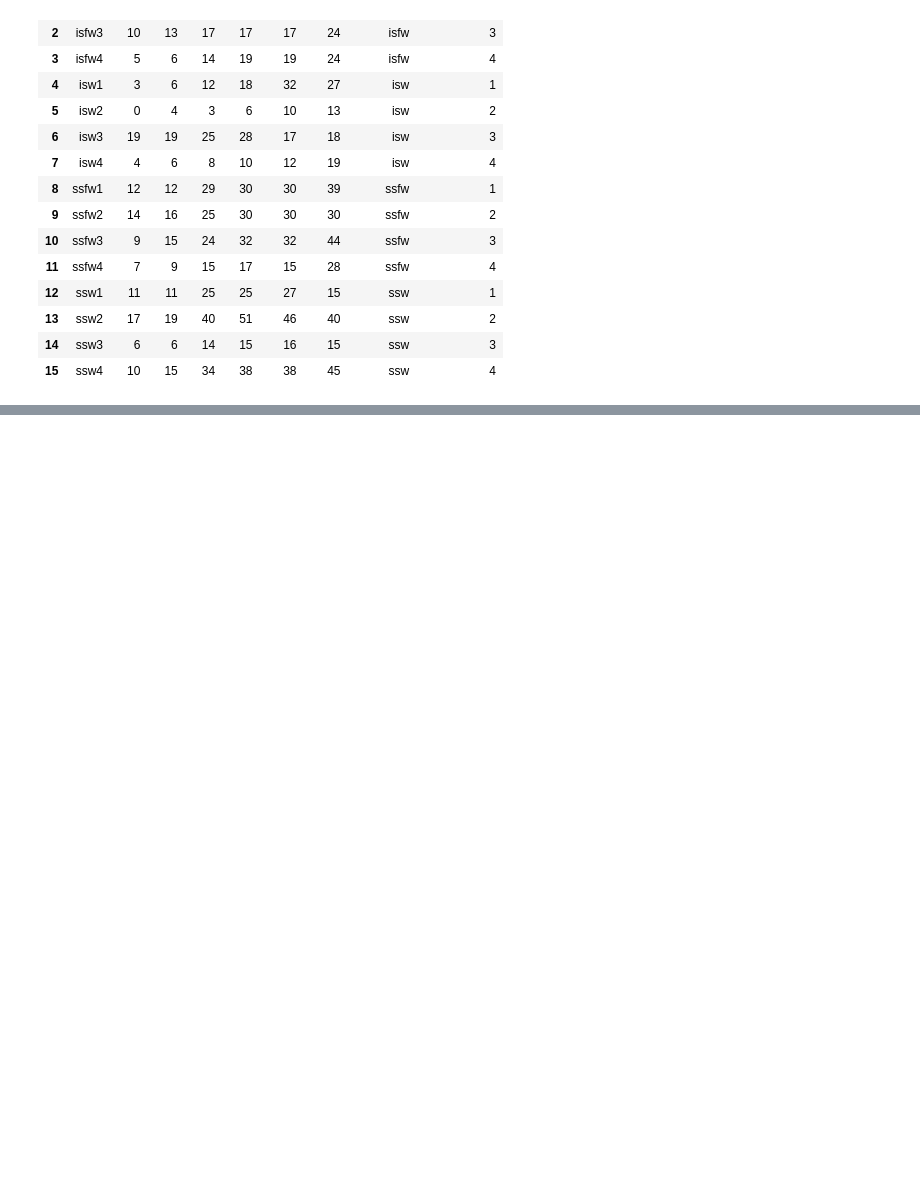
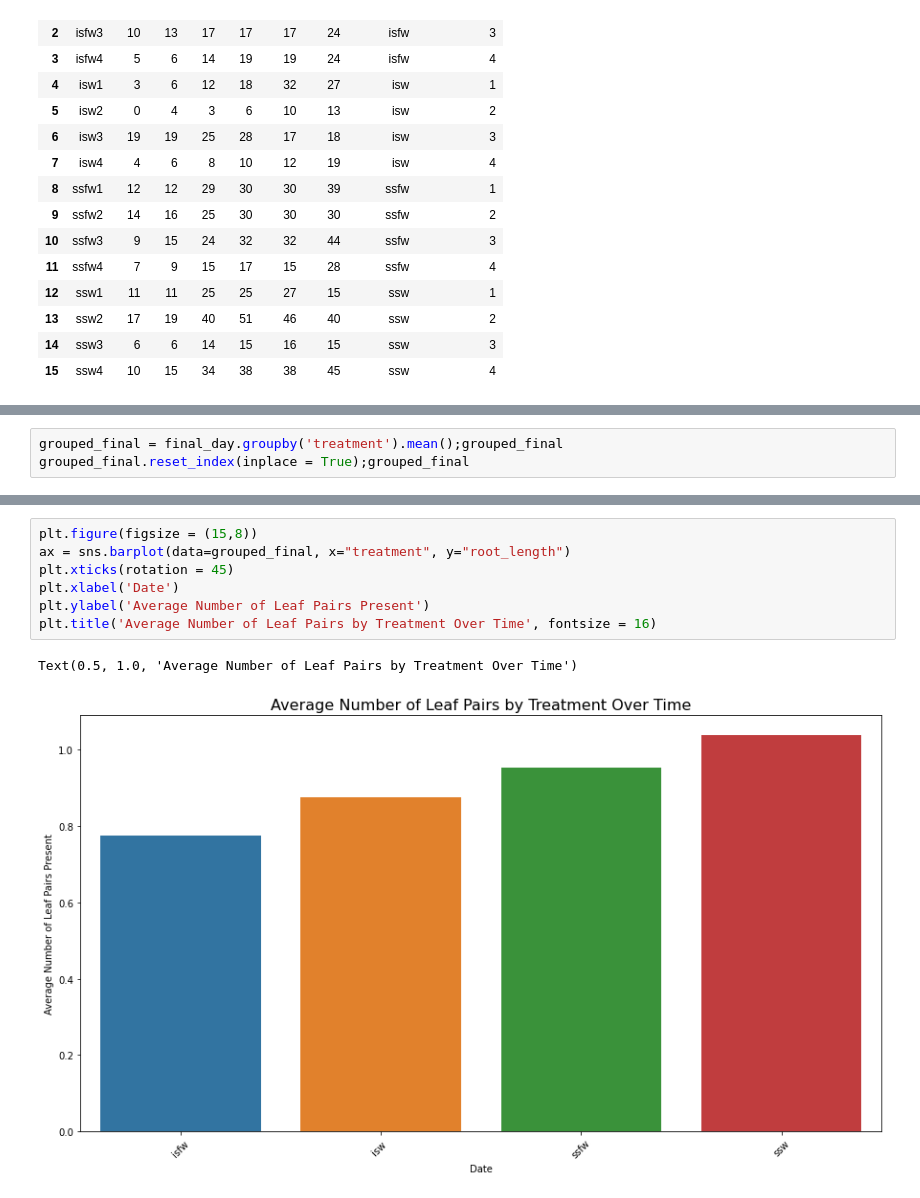
Before and after one commit to Travis-Simmons/Plant_A_P, a Jupyter notebook: figures.ipynb, the cells around one changed output, grey strips where cells are left out. Cells and saved outputs as stored; diff of their text form; blank space fills up the shorter version.

```diff
--- a/figures.ipynb
+++ b/figures.ipynb
@@ -83,0 +166,3 @@ final_day_leaf_count
+# %%
+grouped_final = final_day.groupby('treatment').mean();grouped_final
+grouped_final.reset_index(inplace = True);grouped_final
@@ -83,0 +175,10 @@ final_day_leaf_count
+# %%
+plt.figure(figsize = (15,8))
+ax = sns.barplot(data=grouped_final, x="treatment", y="root_length")
+plt.xticks(rotation = 45)
+plt.xlabel('Date')
+plt.ylabel('Average Number of Leaf Pairs Present')
+plt.title('Average Number of Leaf Pairs by Treatment Over Time', fontsize = 16)
+# %% [output]
+Text(0.5, 1.0, 'Average Number of Leaf Pairs by Treatment Over Time')
+[figure, added]
```
Also changed, not shown: parts of 22 cells of this notebook, 3 other files.
